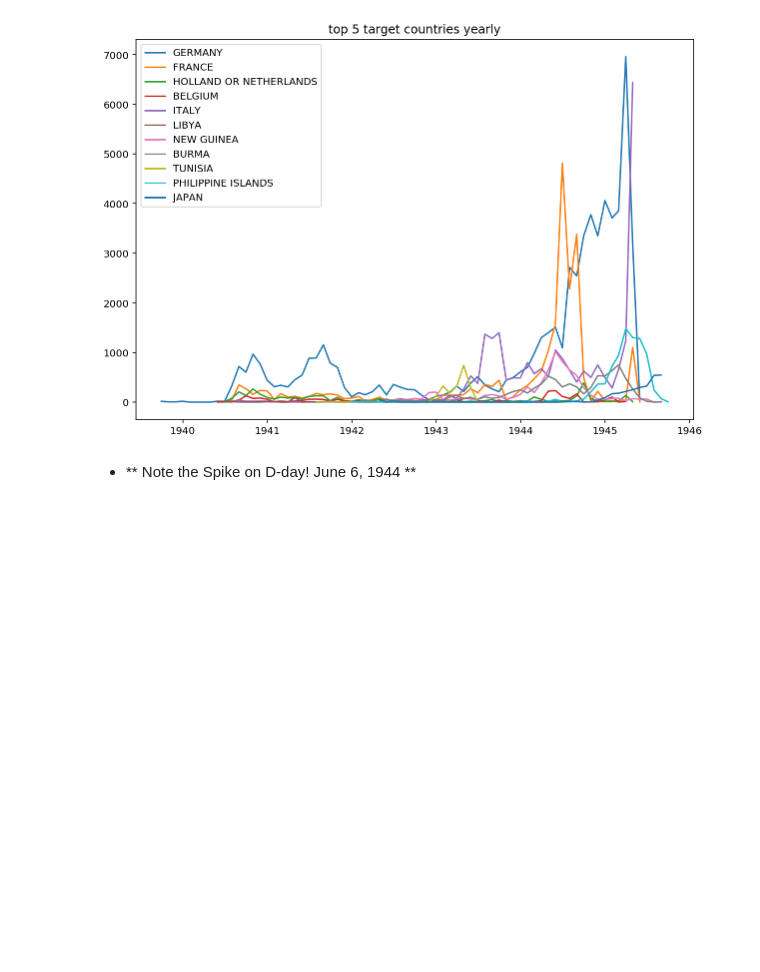
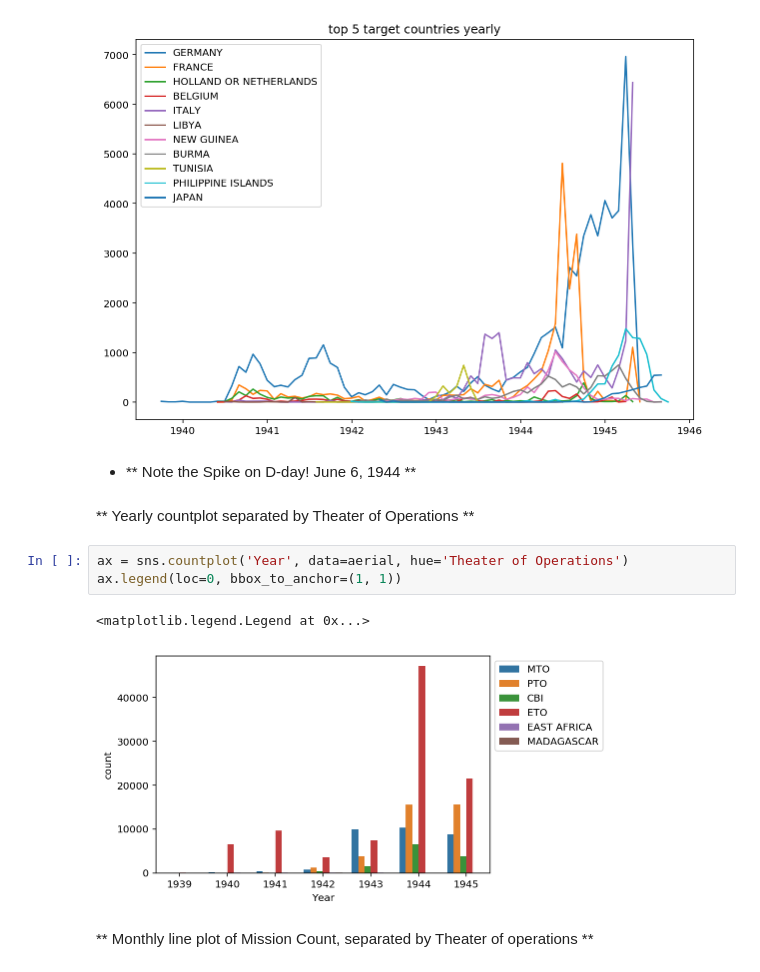
Before and after one commit to YiQ-Zhao/DataViz-Project, a Jupyter notebook: static graph.ipynb, the cells around one changed output. Drawn from its saved outputs; the diff is of its cells as text; blank space fills up the shorter version.

```diff
--- a/static graph.ipynb
+++ b/static graph.ipynb
@@ -182,3 +183,13 @@ plt.legend()
 [figure]
 # %% [markdown]
 - ** Note the Spike on D-day! June 6, 1944 **
+# %% [markdown]
+** Yearly countplot separated by Theater of Operations **
+# %%
+ax = sns.countplot('Year', data=aerial, hue='Theater of Operations')
+ax.legend(loc=0, bbox_to_anchor=(1, 1))
+# %% [output]
+<matplotlib.legend.Legend at 0x...>
+[figure, added]
+# %% [markdown]
+** Monthly line plot of Mission Count, separated by Theater of operations **
```
Also changed, not shown: parts of 10 cells of this notebook, 4 other files.
